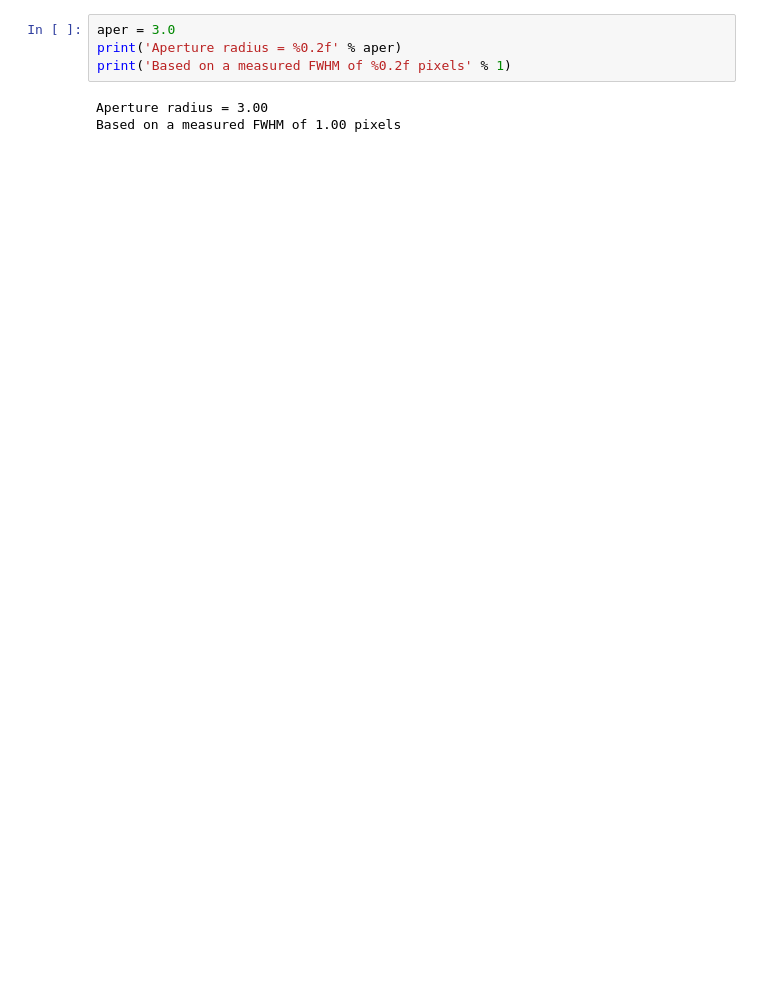
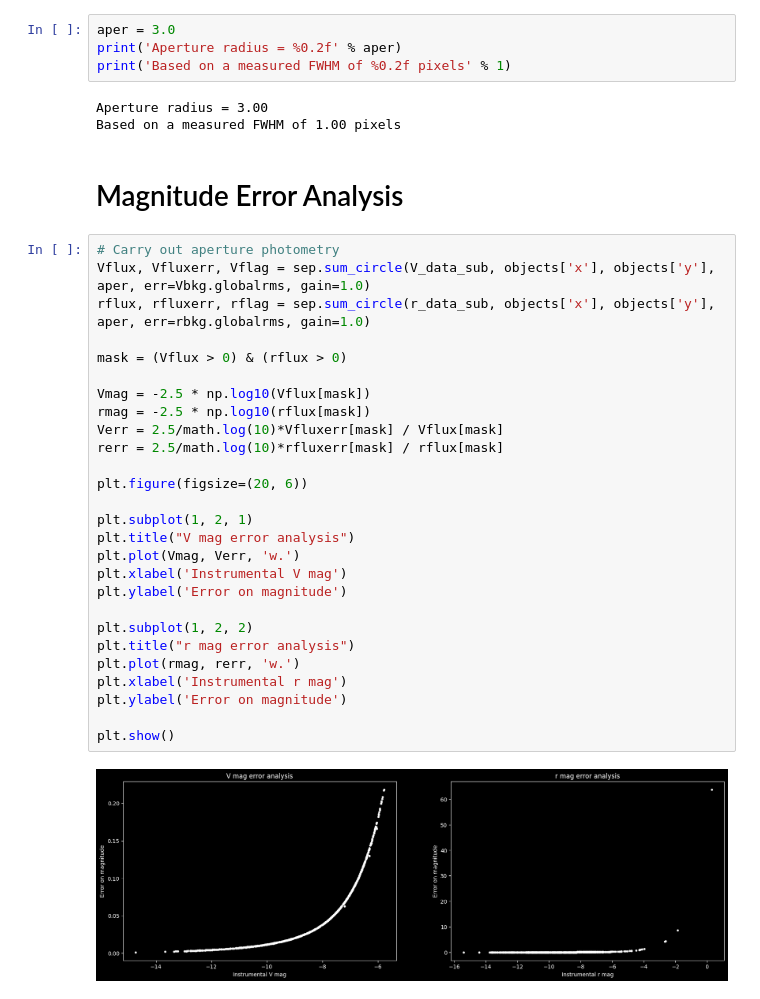
Before and after one commit to KevinLeenaerts/Observational-Astronomy, a Jupyter notebook: Master.ipynb, the cells around one changed output. Drawn from its saved outputs; the diff is of its cells as text; blank space fills up the shorter version.

```diff
--- a/Master.ipynb
+++ b/Master.ipynb
@@ -292,3 +292,34 @@ print('Based on a measured FWHM of %0.2f pixels' % 1)
 # %% [output]
 Aperture radius = 3.00
 Based on a measured FWHM of 1.00 pixels
+# %% [markdown]
+# Magnitude Error Analysis
+# %%
+# Carry out aperture photometry
+Vflux, Vfluxerr, Vflag = sep.sum_circle(V_data_sub, objects['x'], objects['y'], aper, err=Vbkg.globalrms, gain=1.0)
+rflux, rfluxerr, rflag = sep.sum_circle(r_data_sub, objects['x'], objects['y'], aper, err=rbkg.globalrms, gain=1.0)
+
+mask = (Vflux > 0) & (rflux > 0)
+
+Vmag = -2.5 * np.log10(Vflux[mask])
+rmag = -2.5 * np.log10(rflux[mask])
+Verr = 2.5/math.log(10)*Vfluxerr[mask] / Vflux[mask]
+rerr = 2.5/math.log(10)*rfluxerr[mask] / rflux[mask]
+
+plt.figure(figsize=(20, 6))
+
+plt.subplot(1, 2, 1)
+plt.title("V mag error analysis")
+plt.plot(Vmag, Verr, 'w.')
+plt.xlabel('Instrumental V mag')
+plt.ylabel('Error on magnitude')
+
+plt.subplot(1, 2, 2)
+plt.title("r mag error analysis")
+plt.plot(rmag, rerr, 'w.')
+plt.xlabel('Instrumental r mag')
+plt.ylabel('Error on magnitude')
+
+plt.show()
+# %% [output]
+[figure, added]
```
Also changed, not shown: parts of 2 cells of this notebook, 43 other files.
